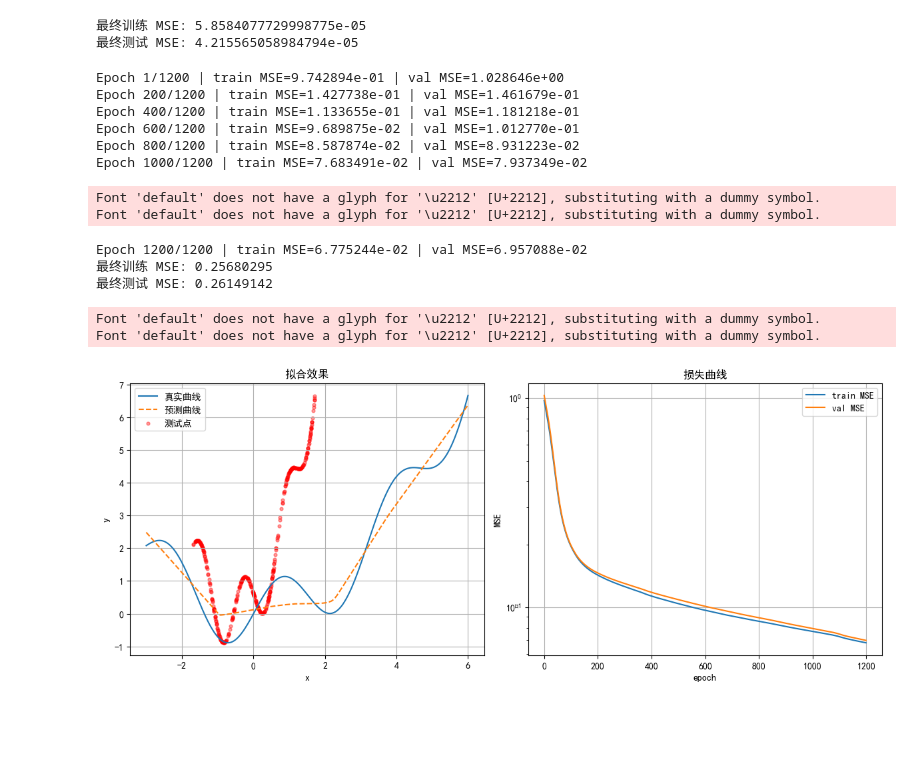
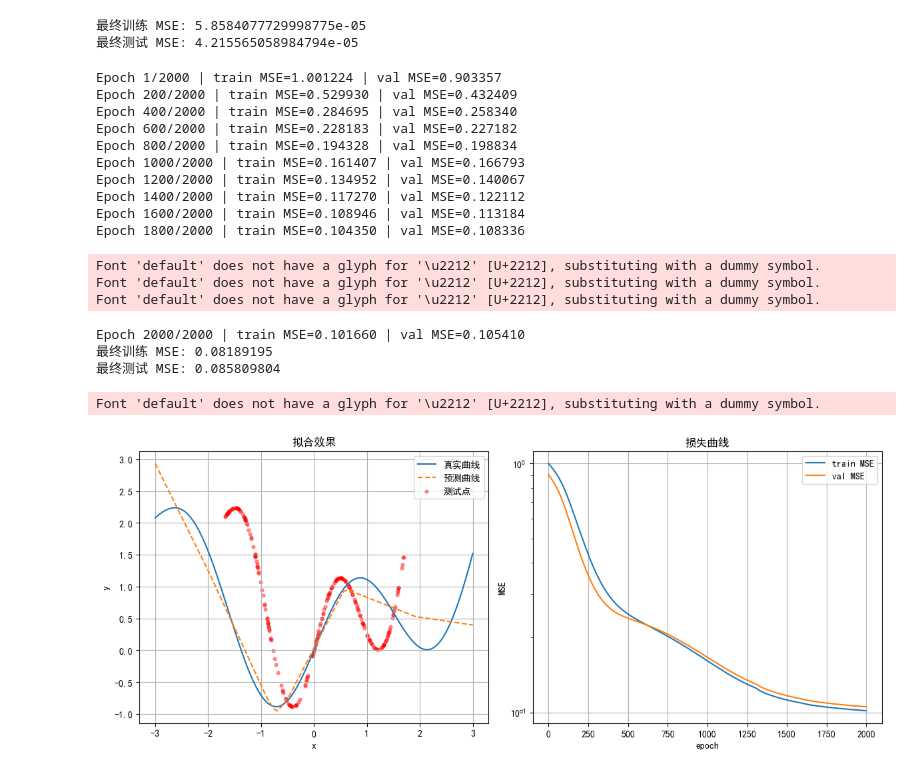
Before and after one commit to Lusterlightt/exercise, a Jupyter notebook: chap4_ simple neural network/question2.ipynb, the cells around one changed output. Cells and saved outputs as stored; diff of their text form; code cells hidden in the pictures; blank space fills up the shorter version.

```diff
--- a/chap4_ simple neural network/question2.ipynb
+++ b/chap4_ simple neural network/question2.ipynb
@@ -7,7 +7,11 @@ from torch.utils.data import TensorDataset, DataLoader
 import matplotlib.pyplot as plt
 import random
 
-# 1. 固定随机种子（可复现）
+plt.rcParams['font.sans-serif'] = ['SimHei', 'DejaVu Sans', 'Microsoft YaHei']
+plt.rcParams['axes.unicode_minus'] = False
+
+
+# 1. 固定随机种子
 seed = 42
 np.random.seed(seed)
 torch.manual_seed(seed)
@@ -15,19 +19,19 @@ random.seed(seed)
 
 # 2. 目标函数
 def target_fn(x):
-    return np.sin(2 * x) + 0.2 * x ** 2  # 可改成任意目标函数
+    return np.sin(2 * x) + 0.2 * x ** 2  # 非线性混合函数
 
-# 3. 数据采样
+# 3. 数据采样（在[-3, 3]区间内采样1200个点）
 N = 1200
 x_all = np.linspace(-3, 3, N, dtype=np.float32).reshape(-1, 1)
 y_all = target_fn(x_all).astype(np.float32)
 
-# 打乱
+# 数据进行打乱
 perm = np.random.permutation(N)
 x_all = x_all[perm]
 y_all = y_all[perm]
 
-# 训练/测试划分
+# 训练/测试划分（80%训练，20%测试）
 split = int(N * 0.8)
 x_train, x_test = x_all[:split], x_all[split:]
 y_train, y_test = y_all[:split], y_all[split:]
@@ -56,6 +60,7 @@ class ReLU_Fit(nn.Module):
             nn.Linear(64, 1)
         )
 
+    # 前向传播
     def forward(self, x):
         return self.net(x)
 
@@ -169,16 +174,18 @@ import matplotlib.pyplot as plt
 from sklearn.model_selection import train_test_split
 from sklearn.preprocessing import StandardScaler
 
+# 随机种子
 np.random.seed(42)
 plt.rcParams['font.sans-serif'] = ['SimHei', 'DejaVu Sans', 'Microsoft YaHei']
 plt.rcParams['axes.unicode_minus'] = False
 
+# 目标函数
 def target_function(x):
-    # 可换成任意函数
-    return np.sin(2 * x) + 0.2 * x ** 2
+    return np.sin(2 * x) + 0.2 * x ** 2 # 非线性混合函数
 
-def generate_data(n_samples=2000, noise=0.05, test_size=0.2):
-    x = np.random.uniform(-3, 6, n_samples).astype(np.float32)
+# 数据生成函数（[-3, 3]区间内采样，添加噪声，归一化，划分训练/测试）
+def generate_data(n_samples=1200, noise=0.05, test_size=0.2):
+    x = np.random.uniform(-3, 3, n_samples).astype(np.float32)
     y_true = target_function(x)
     y = y_true + noise * np.random.randn(n_samples).astype(np.float32)
 
@@ -191,6 +198,7 @@ def generate_data(n_samples=2000, noise=0.05, test_size=0.2):
     i_train, i_test = train_test_split(np.arange(n_samples), test_size=test_size, random_state=42)
     return (x_n[i_train], y_n[i_train], y_true_n[i_train]), (x_n[i_test], y_n[i_test], y_true_n[i_test]), (x_scaler, y_scaler)
 
+# 网络模型：ReLU两层隐藏
 class NumPyReLUModel:
     def __init__(self, hidden=64, lr=1e-3, clip=1.0):
         self.W1 = np.random.randn(1, hidden).astype(np.float32) * 0.1
@@ -202,8 +210,14 @@ class NumPyReLUModel:
         self.lr = lr
         self.clip = clip
         self.cache = {}
-    def relu(self, x): return np.maximum(0, x)
-    def drelu(self, x): return (x > 0).astype(np.float32)
+
+    def relu(self, x):
+        return np.maximum(0, x)
+
+    def drelu(self, x):
+        return (x > 0).astype(np.float32)
+
+    # 前向传播
     def forward(self, x):
         if x.ndim == 1: x = x.reshape(-1,1)
         self.cache['x'] = x
@@ -213,6 +227,8 @@ class NumPyReLUModel:
         self.cache['a2'] = self.relu(self.cache['z2'])
         self.cache['z3'] = self.cache['a2'].dot(self.W3) + self.b3
         return self.cache['z3'].flatten()
+
+    # 反向传播与参数更新
     def backward(self, y_true, y_pred):
         n = y_true.shape[0]
         y_true = y_true.reshape(-1,1); y_pred = y_pred.reshape(-1,1)
@@ -238,7 +254,8 @@ class NumPyReLUModel:
         self.backward(y, y_pred)
         return np.mean((y_pred - y)**2)
 
-def train(model, x_train, y_train, x_val, y_val, epochs=1200, batch_size=64):
+# 训练函数
+def train(model, x_train, y_train, x_val, y_val, epochs=2000, batch_size=64):
     n = x_train.shape[0]
     train_losses=[]; val_losses=[]
     for ep in range(epochs):
@@ -252,13 +269,13 @@ def train(model, x_train, y_train, x_val, y_val, epochs=1200, batch_size=64):
         y_val_pred = model.forward(x_val)
         val_losses.append(np.mean((y_val_pred - y_val)**2))
         if (ep+1)==1 or (ep+1)%200==0:
-            print(f"Epoch {ep+1}/{epochs} | train MSE={train_losses[-1]:.6e} | val MSE={val_losses[-1]:.6e}")
+            print(f"Epoch {ep+1}/{epochs} | train MSE={train_losses[-1]:.6f} | val MSE={val_losses[-1]:.6f}")
     return train_losses, val_losses
 
 # 运行
-(x_train, y_train, y_train_true), (x_test, y_test, y_test_true), scalers = generate_data(n_samples=2000, noise=0.05, test_size=0.2)
+(x_train, y_train, y_train_true), (x_test, y_test, y_test_true), scalers = generate_data(n_samples=1200, noise=0.05, test_size=0.2)
 model = NumPyReLUModel(hidden=64, lr=1e-3, clip=1.0)
-train_losses, val_losses = train(model, x_train, y_train, x_test, y_test, epochs=1200, batch_size=64)
+train_losses, val_losses = train(model, x_train, y_train, x_test, y_test, epochs=2000, batch_size=64)
 
 # 评估与可视化
 y_train_pred = model.forward(x_train)
@@ -267,44 +284,48 @@ x_scaler, y_scaler = scalers
 train_pred = y_scaler.inverse_transform(y_train_pred.reshape(-1,1)).flatten()
 test_pred = y_scaler.inverse_transform(y_test_pred.reshape(-1,1)).flatten()
 y_train_true_orig = y_scaler.inverse_transform(y_train_true.reshape(-1,1)).flatten()
 y_test_true_orig = y_scaler.inverse_transform(y_test_true.reshape(-1,1)).flatten()
 
 print("最终训练 MSE:", np.mean((train_pred - y_train_true_orig)**2))
 print("最终测试 MSE:", np.mean((test_pred - y_test_true_orig)**2))
 
-x_dense = np.linspace(-3, 6, 1000)
+x_dense = np.linspace(-3, 3, 1000)
 x_dense_n = x_scaler.transform(x_dense.reshape(-1,1)).flatten()
 y_dense_true = target_function(x_dense)
 y_dense_pred = y_scaler.inverse_transform(model.forward(x_dense_n).reshape(-1,1)).flatten()
 
-
-
+# 可视化拟合效果
 plt.figure(figsize=(12,5))
 plt.subplot(1,2,1)
 plt.plot(x_dense, y_dense_true, label='真实曲线')
 plt.plot(x_dense, y_dense_pred, '--', label='预测曲线')
 plt.scatter(x_test, y_test_true_orig, s=12, color='red', alpha=0.4, label='测试点')
 plt.xlabel('x'); plt.ylabel('y'); plt.title('拟合效果'); plt.legend(); plt.grid(True)
 
+# 可视化损失曲线
 plt.subplot(1,2,2)
 plt.plot(train_losses, label='train MSE')
 plt.plot(val_losses, label='val MSE')
 plt.yscale('log'); plt.xlabel('epoch'); plt.ylabel('MSE')
 plt.title('损失曲线'); plt.legend(); plt.grid(True)
 
 plt.tight_layout(); plt.show()
 # %% [output]
-Epoch 1/1200 | train MSE=9.742894e-01 | val MSE=1.028646e+00
-Epoch 200/1200 | train MSE=1.427738e-01 | val MSE=1.461679e-01
-Epoch 400/1200 | train MSE=1.133655e-01 | val MSE=1.181218e-01
-Epoch 600/1200 | train MSE=9.689875e-02 | val MSE=1.012770e-01
-Epoch 800/1200 | train MSE=8.587874e-02 | val MSE=8.931223e-02
-Epoch 1000/1200 | train MSE=7.683491e-02 | val MSE=7.937349e-02
+Epoch 1/2000 | train MSE=1.001224 | val MSE=0.903357
+Epoch 200/2000 | train MSE=0.529930 | val MSE=0.432409
+Epoch 400/2000 | train MSE=0.284695 | val MSE=0.258340
+Epoch 600/2000 | train MSE=0.228183 | val MSE=0.227182
+Epoch 800/2000 | train MSE=0.194328 | val MSE=0.198834
+Epoch 1000/2000 | train MSE=0.161407 | val MSE=0.166793
+Epoch 1200/2000 | train MSE=0.134952 | val MSE=0.140067
+Epoch 1400/2000 | train MSE=0.117270 | val MSE=0.122112
+Epoch 1600/2000 | train MSE=0.108946 | val MSE=0.113184
+Epoch 1800/2000 | train MSE=0.104350 | val MSE=0.108336
 Font 'default' does not have a glyph for '\u2212' [U+2212], substituting with a dummy symbol.
 Font 'default' does not have a glyph for '\u2212' [U+2212], substituting with a dummy symbol.
+Font 'default' does not have a glyph for '\u2212' [U+2212], substituting with a dummy symbol.
-Epoch 1200/1200 | train MSE=6.775244e-02 | val MSE=6.957088e-02
-最终训练 MSE: 0.25680295
-最终测试 MSE: 0.26149142
+Epoch 2000/2000 | train MSE=0.101660 | val MSE=0.105410
+最终训练 MSE: 0.08189195
+最终测试 MSE: 0.085809804
 Font 'default' does not have a glyph for '\u2212' [U+2212], substituting with a dummy symbol.
-Font 'default' does not have a glyph for '\u2212' [U+2212], substituting with a dummy symbol.
-[figure, old version]
+[figure, new version]
```
Also changed, not shown: 1 other file.
